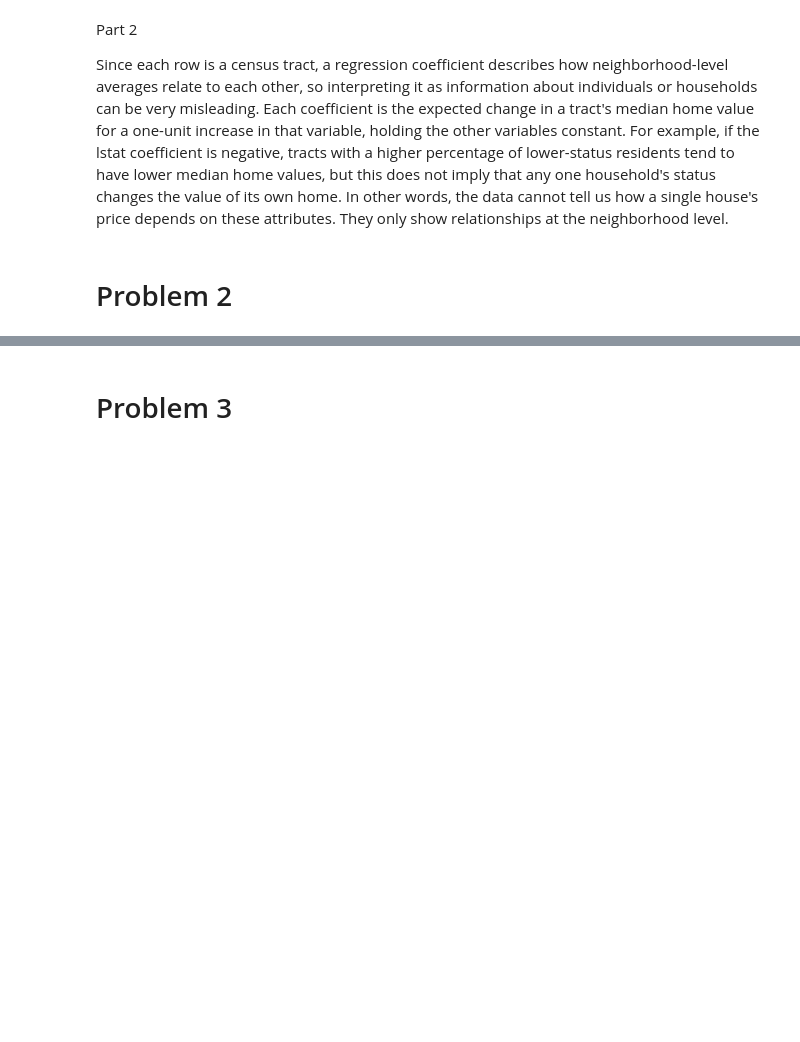
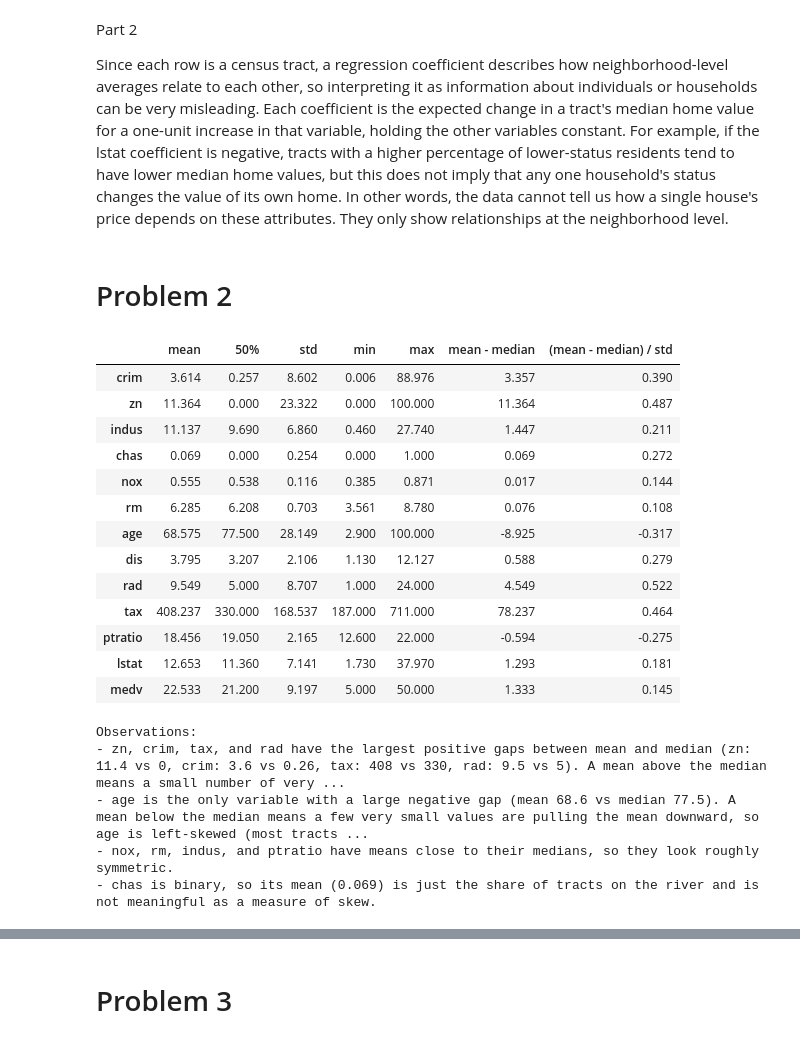
Before and after one commit to avinashsriram1/ADSP-31011-Statistical-Models-for-Data-Science, a Jupyter notebook: Assignment 3/Assignment_3_Avinash_Sriram.ipynb, the cells around one changed output, grey strips where cells are left out. Cells and saved outputs as stored; diff of their text form; code cells hidden in the pictures; blank space fills up the shorter version.

```diff
--- a/Assignment 3/Assignment_3_Avinash_Sriram.ipynb
+++ b/Assignment 3/Assignment_3_Avinash_Sriram.ipynb
@@ -70,3 +72,37 @@ Part 2
 Since each row is a census tract, a regression coefficient describes how neighborhood-level averages relate to each other, so interpreting it as information about individuals or households can be very misleading. Each coefficient is the expected change in a tract's median home value for a one-unit increase in that variable, holding the other variables constant. For example, if the lstat coefficient is negative, tracts with a higher percentage of lower-status residents tend to have lower median home values, but this does not imply that any one household's status changes the value of its own home. In other words, the data cannot tell us how a single house's price depends on these attributes. They only show relationships at the neighborhood level.
 # %% [markdown]
 # Problem 2
+# %%
+# Part 1
+
+summary = Boston.describe().T
+summary['mean - median'] = summary['mean'] - summary['50%']
+summary['(mean - median) / std'] = summary['mean - median'] / summary['std']
+display(summary[['mean', '50%', 'std', 'min', 'max',
+                 'mean - median', '(mean - median) / std']])
+
+print("""Observations:
+- zn, crim, tax, and rad have the largest positive gaps between mean and median (zn: 11.4 vs 0, crim: 3.6 vs 0.26, tax: 408 vs 330, rad: 9.5 vs 5). A mean above the median means a small number of very large values are pulling the mean upward, so these distributions are right-skewed. zn and crim are the most extreme: their medians sit at or near the minimum while their means are far higher.
+- age is the only variable with a large negative gap (mean 68.6 vs median 77.5). A mean below the median means a few very small values are pulling the mean downward, so age is left-skewed (most tracts have mostly old housing).
+- nox, rm, indus, and ptratio have means close to their medians, so they look roughly symmetric.
+- chas is binary, so its mean (0.069) is just the share of tracts on the river and is not meaningful as a measure of skew.""")
+# %% [output]
+|  | mean | 50% | std | min | max | mean - median | (mean - median) / std |
+| crim | 3.614 | 0.257 | 8.602 | 0.006 | 88.976 | 3.357 | 0.390 |
+| zn | 11.364 | 0.000 | 23.322 | 0.000 | 100.000 | 11.364 | 0.487 |
+| indus | 11.137 | 9.690 | 6.860 | 0.460 | 27.740 | 1.447 | 0.211 |
+| chas | 0.069 | 0.000 | 0.254 | 0.000 | 1.000 | 0.069 | 0.272 |
+| nox | 0.555 | 0.538 | 0.116 | 0.385 | 0.871 | 0.017 | 0.144 |
+| rm | 6.285 | 6.208 | 0.703 | 3.561 | 8.780 | 0.076 | 0.108 |
+| age | 68.575 | 77.500 | 28.149 | 2.900 | 100.000 | -8.925 | -0.317 |
+| dis | 3.795 | 3.207 | 2.106 | 1.130 | 12.127 | 0.588 | 0.279 |
+| rad | 9.549 | 5.000 | 8.707 | 1.000 | 24.000 | 4.549 | 0.522 |
+| tax | 408.237 | 330.000 | 168.537 | 187.000 | 711.000 | 78.237 | 0.464 |
+| ptratio | 18.456 | 19.050 | 2.165 | 12.600 | 22.000 | -0.594 | -0.275 |
+| lstat | 12.653 | 11.360 | 7.141 | 1.730 | 37.970 | 1.293 | 0.181 |
+| medv | 22.533 | 21.200 | 9.197 | 5.000 | 50.000 | 1.333 | 0.145 |
+Observations:
+- zn, crim, tax, and rad have the largest positive gaps between mean and median (zn: 11.4 vs 0, crim: 3.6 vs 0.26, tax: 408 vs 330, rad: 9.5 vs 5). A mean above the median means a small number of very ...
+- age is the only variable with a large negative gap (mean 68.6 vs median 77.5). A mean below the median means a few very small values are pulling the mean downward, so age is left-skewed (most tracts ...
+- nox, rm, indus, and ptratio have means close to their medians, so they look roughly symmetric.
+- chas is binary, so its mean (0.069) is just the share of tracts on the river and is not meaningful as a measure of skew.
```
Also changed, not shown: parts of 6 cells of this notebook.
